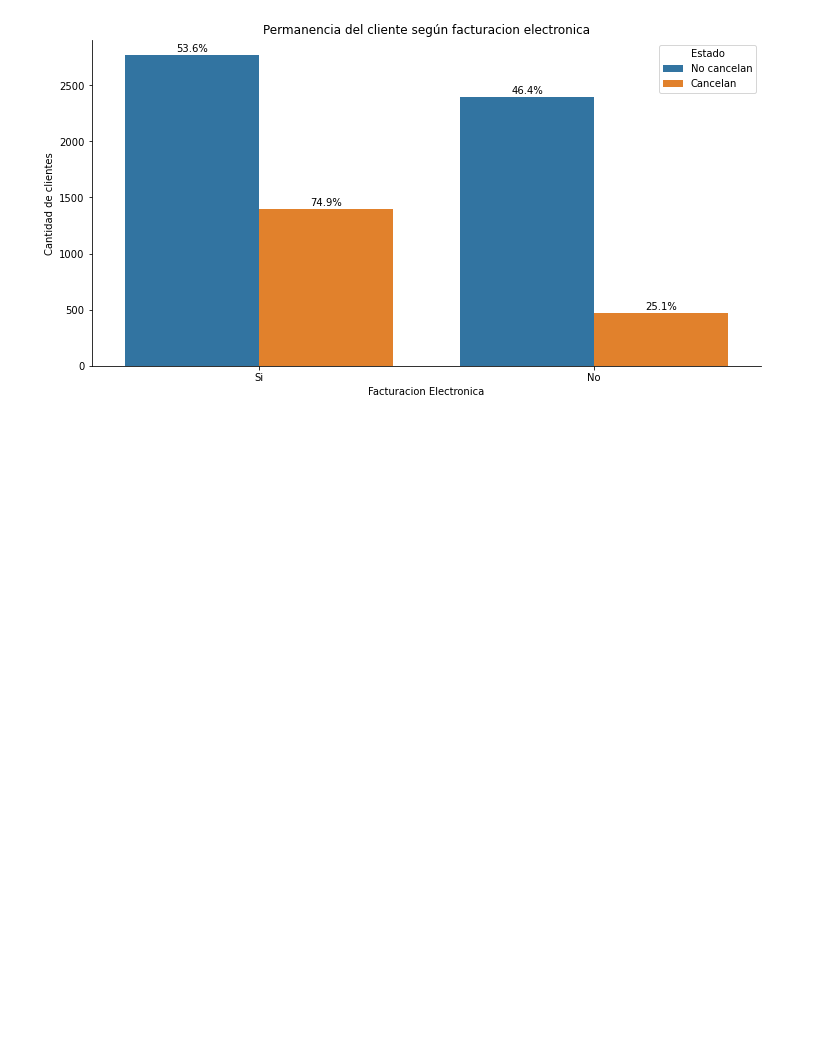
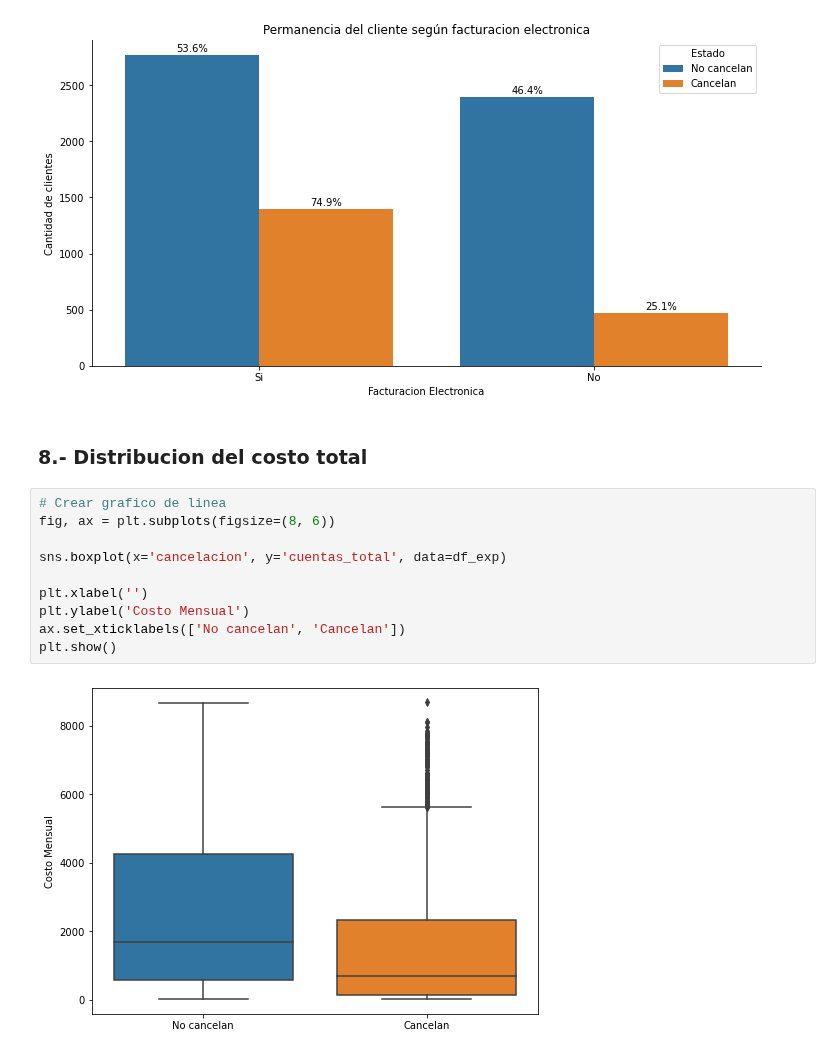
Before and after one commit to jbernalg/challenge_TelecomX, a Jupyter notebook: challenge_telecomx.ipynb, the cells around one changed output. Cells and saved outputs as stored; diff of their text form; blank space fills up the shorter version.

Commit message:
analisis de permanencia de clientes en funcion del costo total

```diff
--- a/challenge_telecomx.ipynb
+++ b/challenge_telecomx.ipynb
@@ -987,3 +987,17 @@ plt.ylabel('Cantidad de clientes')
 plt.show()
 # %% [output]
 [figure]
+# %% [markdown]
+### 8.- Distribucion del costo total
+# %%
+# Crear grafico de linea
+fig, ax = plt.subplots(figsize=(8, 6))
+
+sns.boxplot(x='cancelacion', y='cuentas_total', data=df_exp)
+
+plt.xlabel('')
+plt.ylabel('Costo Mensual')
+ax.set_xticklabels(['No cancelan', 'Cancelan'])
+plt.show()
+# %% [output]
+[figure, added]
```
